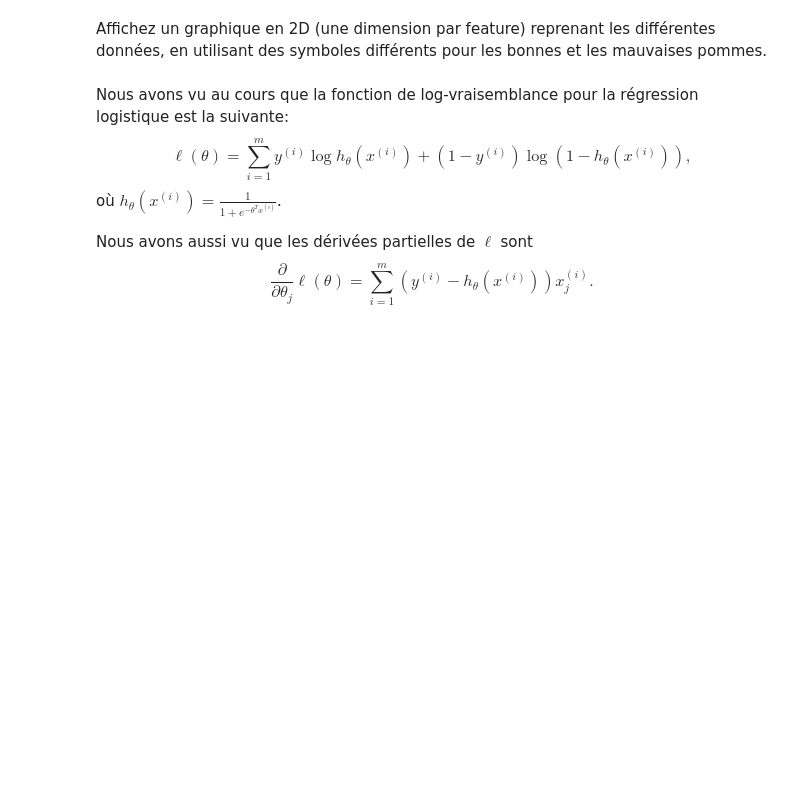
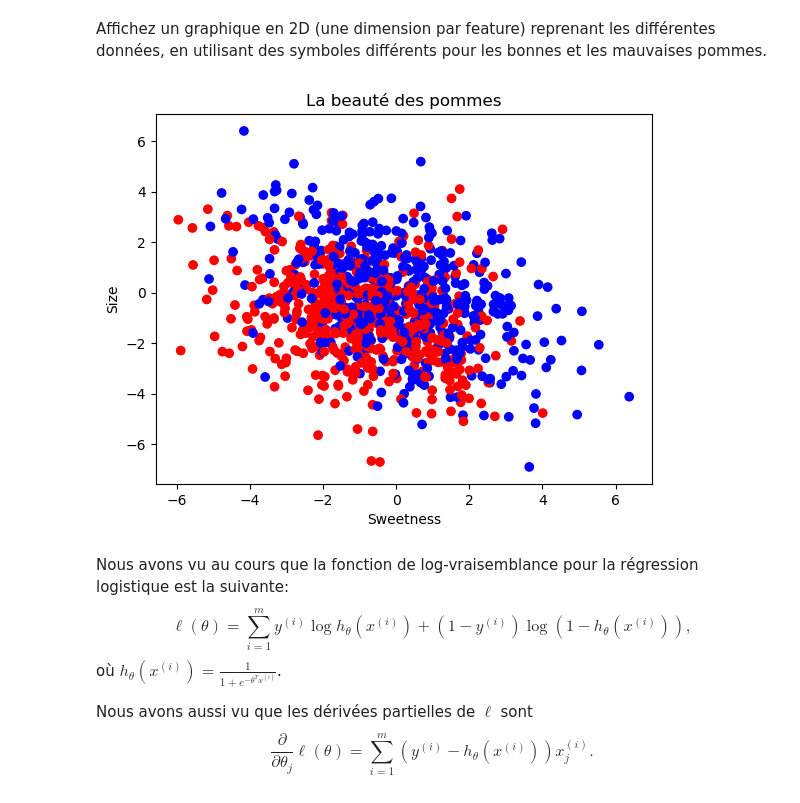
Before and after one commit to gabrielmariebrisson/master, a Jupyter notebook: semestre_2/machinelearning/tp2/tp2.ipynb, the cells around one changed output. Cells and saved outputs as stored; diff of their text form; code cells hidden in the pictures; blank space fills up the shorter version.

```diff
--- a/semestre_2/machinelearning/tp2/tp2.ipynb
+++ b/semestre_2/machinelearning/tp2/tp2.ipynb
@@ -218,7 +294,14 @@ quality = apple_quality[:,2]
 # %% [markdown]
 Affichez un graphique en 2D (une dimension par feature) reprenant les différentes données, en utilisant des symboles différents pour les bonnes et les mauvaises pommes.
 # %%
-pass
+plt.scatter(sweetness, size, c=['red' if q == 0 else 'blue' for q in quality])
+
+plt.xlabel('Sweetness')
+plt.ylabel('Size')
+plt.title('La beauté des pommes')
+plt.show()
+# %% [output]
+[figure, added]
 # %% [markdown]
 Nous avons vu au cours que la fonction de log-vraisemblance pour la régression logistique est la suivante:
 $$\ell(\theta) = \sum_{i = 1}^m y^{(i)}\log h_\theta(x^{(i)}) + (1 - y^{(i)})\log(1 - h_\theta(x^{(i)})),$$
```
Also changed, not shown: parts of 16 cells of this notebook, 3 other files.
